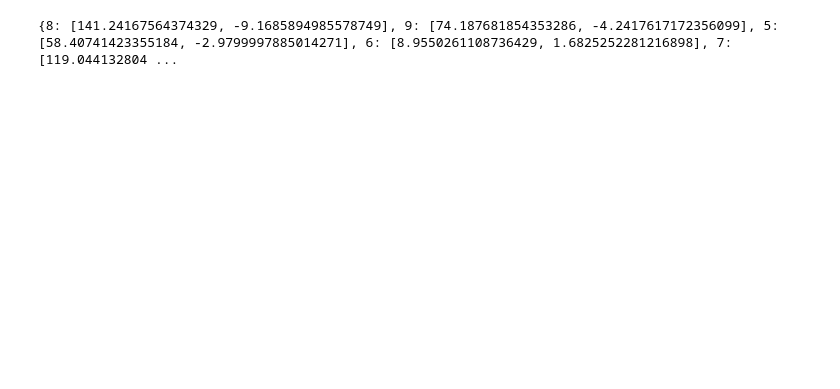
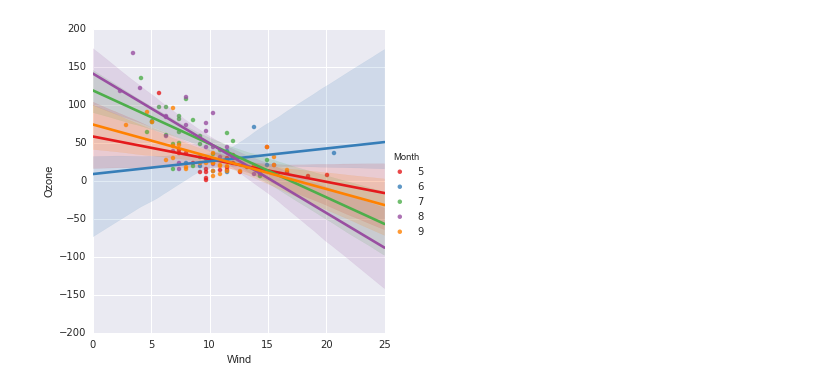
Before and after one commit to Dede92/Exercice, a Jupyter notebook: Stats/DM Stats exo2.ipynb, the cells around one changed output. Cells and saved outputs as stored; diff of their text form; code cells hidden in the pictures; blank space fills up the shorter version.

```diff
--- a/Stats/DM Stats exo2.ipynb
+++ b/Stats/DM Stats exo2.ipynb
@@ -166,10 +168,12 @@ plt.legend(frameon=True)
+# %%
+# 4
+
+sns.set(color_codes=True)
+sns.lmplot(x="Wind", y="Ozone", hue="Month", data=df_clean, palette="Set1");
+# %% [output]
+[figure, added]
 # %%
-# 4
 
-
-
-# results = sm.OLS(Y_trainv1, X_trainv1).fit().params
-# print results
 
 data_set = sm.datasets.get_rdataset('airquality')
 df = data_set.data
@@ -187,8 +191,6 @@ for i in range (1,13,1):
         regr1.fit(x_train, y_train)
         coef_temp = regr1.coef_[0][0]
         inter_temp = regr1.intercept_[0]
-        monthDic[i] = [inter_temp, coef_temp]
+        monthDic[i] = [inter_temp , coef_temp, x_train, y_train]
 
-print monthDic
+# print monthDic
-# %% [output]
-{8: [141.24167564374329, -9.1685894985578749], 9: [74.187681854353286, -4.2417617172356099], 5: [58.40741423355184, -2.9799997885014271], 6: [8.9550261108736429, 1.6825252281216898], 7: [119.044132804 ...
```
Also changed, not shown: parts of 6 cells of this notebook, 1 other file.
